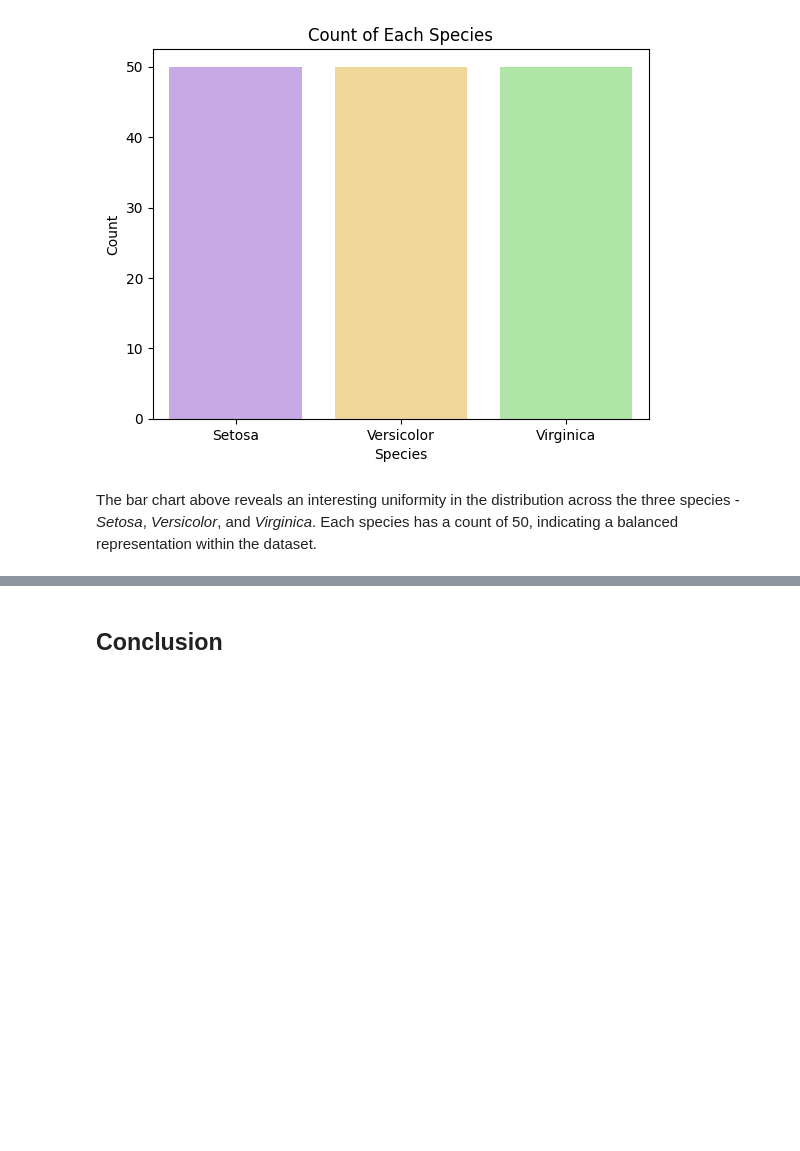
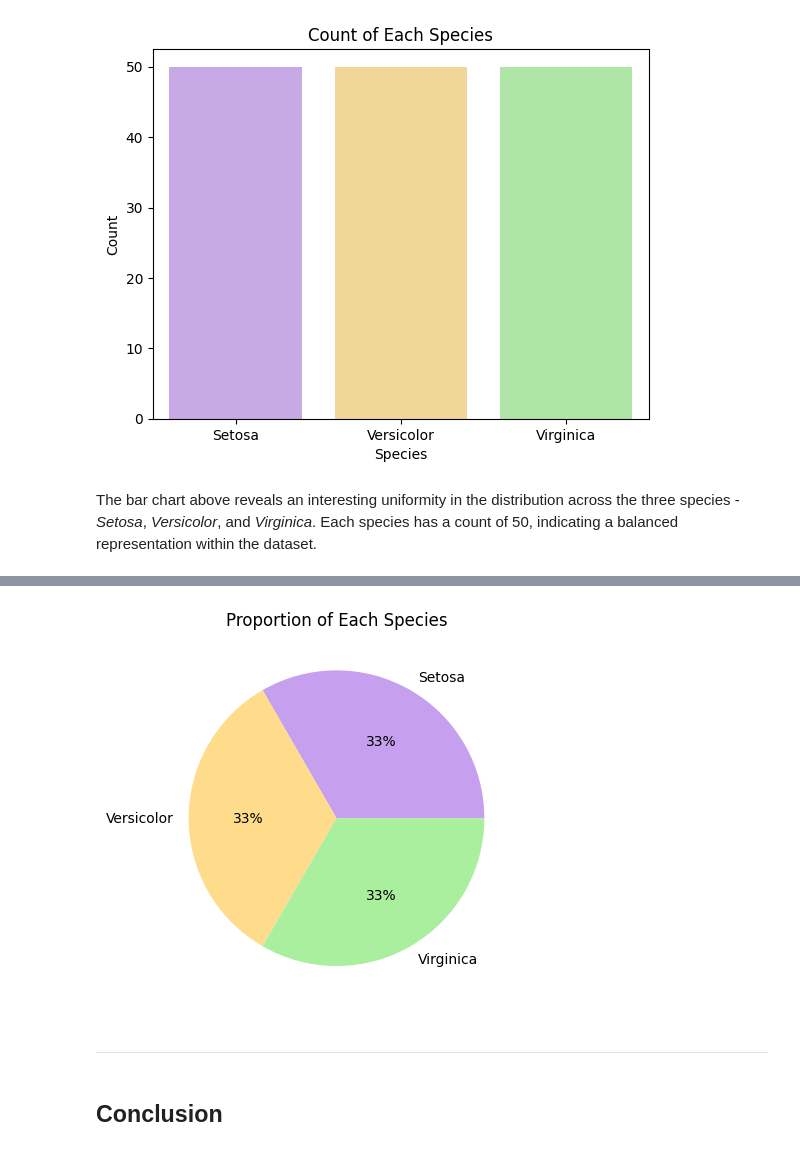
Before and after one commit to claretubs/fundamentals-data-analysis-project, a Jupyter notebook: project.ipynb, the cells around one changed output, grey strips where cells are left out. Drawn from its saved outputs; the diff is of its cells as text; code cells hidden in the pictures; blank space fills up the shorter version.

Commit message:
Pie Chart

```diff
--- a/project.ipynb
+++ b/project.ipynb
@@ -452,3 +455,14 @@ The bar chart above reveals an interesting uniformity in the distribution across
+# %%
+# Pie chart for categorical variables.
+# https://www.geeksforgeeks.org/how-to-create-a-pie-chart-in-seaborn/
+species_counts = iris_data['variety'].value_counts()
+plt.pie(species_counts, labels=species_counts.index, autopct='%.0f%%')
+plt.title('Proportion of Each Species')
+plt.show()
+# %% [output]
+[figure, added]
+# %% [markdown]
+***
 # %% [markdown]
 ## Conclusion
 # %% [markdown]
```
Also changed, not shown: parts of 1 cell of this notebook.
